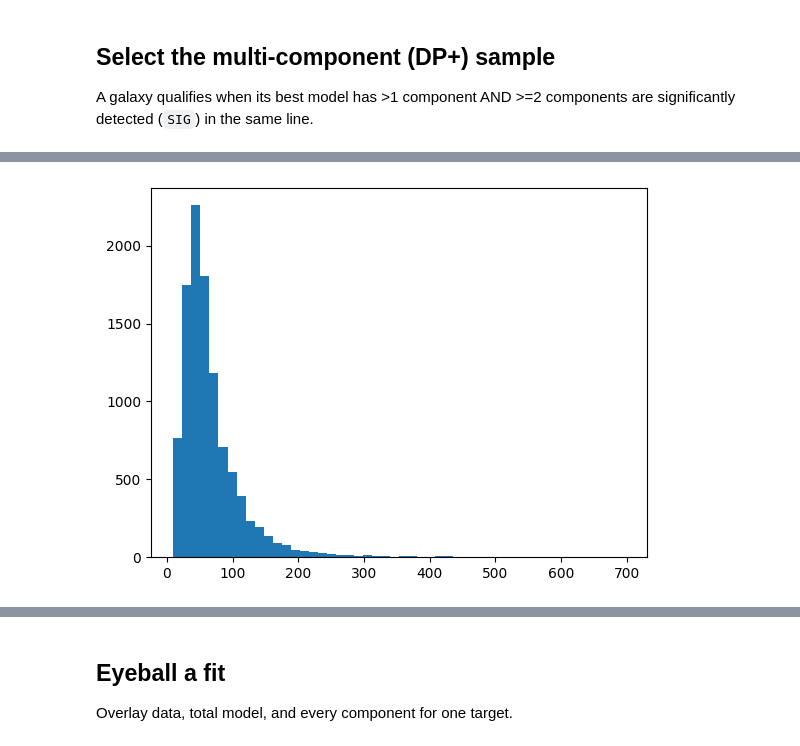
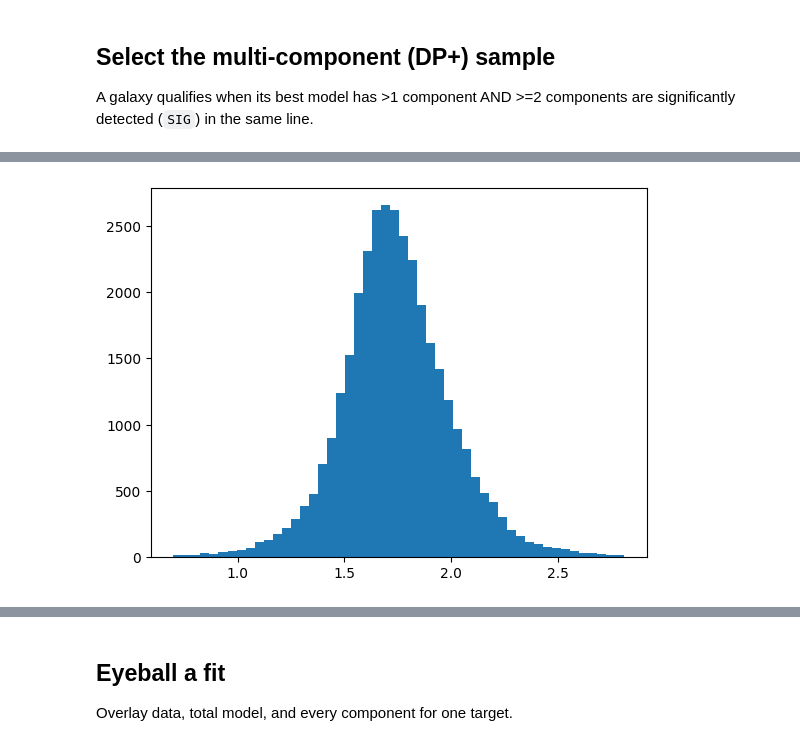
Before and after one commit to hyp0515/searching_inflow, a Jupyter notebook: dp_workflow_new.ipynb, the cells around one changed output, grey strips where cells are left out. Cells and saved outputs as stored; diff of their text form; code cells hidden in the pictures.

```diff
--- a/dp_workflow_new.ipynb
+++ b/dp_workflow_new.ipynb
@@ -23,8 +23,8 @@ fastspecfit     = fits.open('/Users/hyp0515/data/0715_Spring_half_BGS_BRIGHT_cat
 # %%
 # new-schema output catalogs (parent + components + model cube live in one FITS each)
 filenames = {
-    'all' : './catalogs/test_all_multicomp.fits',
-    'dps' : './catalogs/test_dps_multicomp.fits',
+    'all' : './catalogs/test_all_multicomp_0712.fits',
+    'dps' : './catalogs/test_dps_multicomp_0712.fits',
 }
 # %% [markdown]
 ## Build the sample: keep sources with >=1 significant emission line (>5 S/N)
@@ -46,6 +46,6 @@ After significant-emission filter: 57271
 # %%
 # --- TEST MODE: thin the sample so a full 1..4-component fit runs quickly ---
 # Comment this out for a production run.
-ALL_SPECTRA = ALL_SPECTRA.shrink_dataset(3)
+# ALL_SPECTRA = ALL_SPECTRA.shrink_dataset(10)
 print('After shrinking:', len(ALL_SPECTRA.targetID))
 # %% [output]
@@ -221,5 +425,6 @@ dp_components[(dp_components['N_COMP']==3) & (dp_components['SIGMA']<699) & (dp_
 # %%
-plt.hist(dp_components[dp_components['N_COMP']!=1]['SIGMA'].unique(), bins=50)
+plt.hist(np.log10(dp_components[dp_components['N_COMP']!=1]['SIGMA'].unique()), bins=50)
+
 plt.show()
 # %% [output]
-[figure, old version]
+[figure, new version]
```
Also changed, not shown: parts of 27 cells of this notebook, 7 other files.
